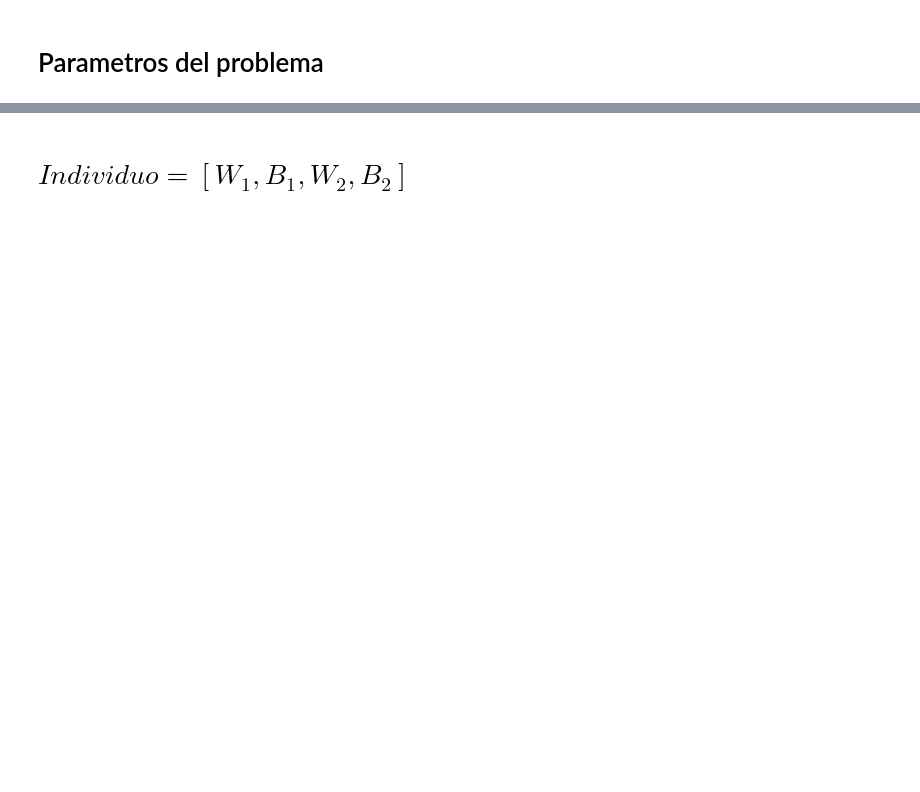
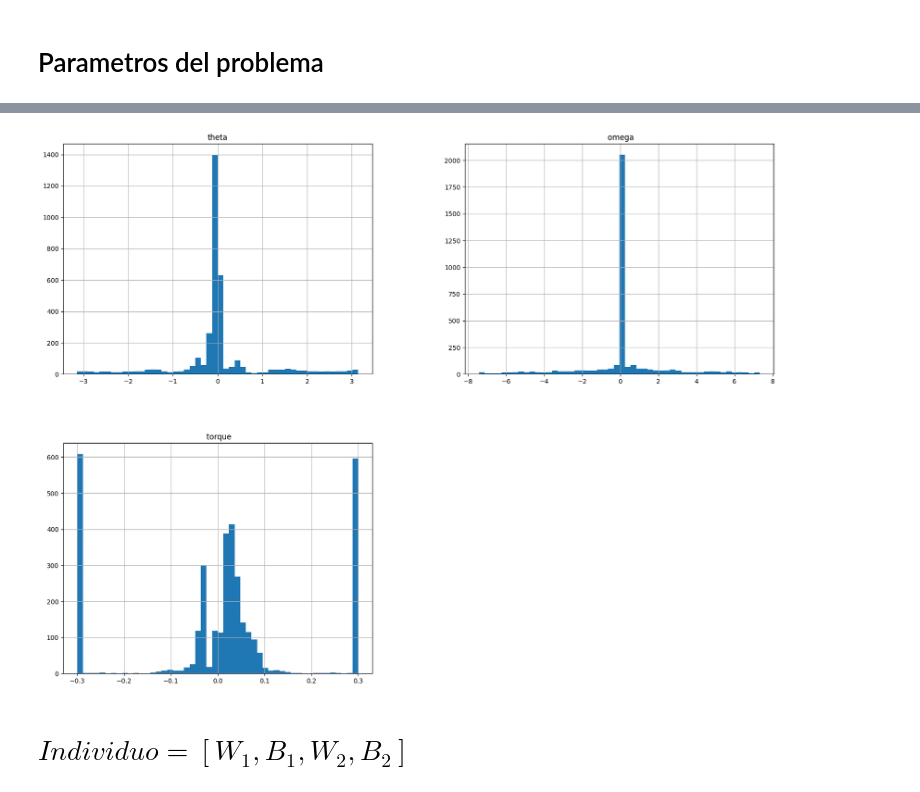
Before and after one commit to Bernal1229/proyectofinalIA, a Jupyter notebook: Proyecto IA.ipynb, the cells around one changed output, grey strips where cells are left out. Drawn from its saved outputs; the diff is of its cells as text; code cells hidden in the pictures; blank space fills up the shorter version.

```diff
--- a/Proyecto IA.ipynb
+++ b/Proyecto IA.ipynb
@@ -25,0 +28,5 @@ m = 0.25
+# %%
+dataset.hist(figsize=(20, 15), bins=50) #Se observa la frecuencia de cada uno de los valores de las variables
+plt.show()
+# %% [output]
+[figure, added]
```
Also changed, not shown: parts of 15 cells of this notebook, 1 other file.
